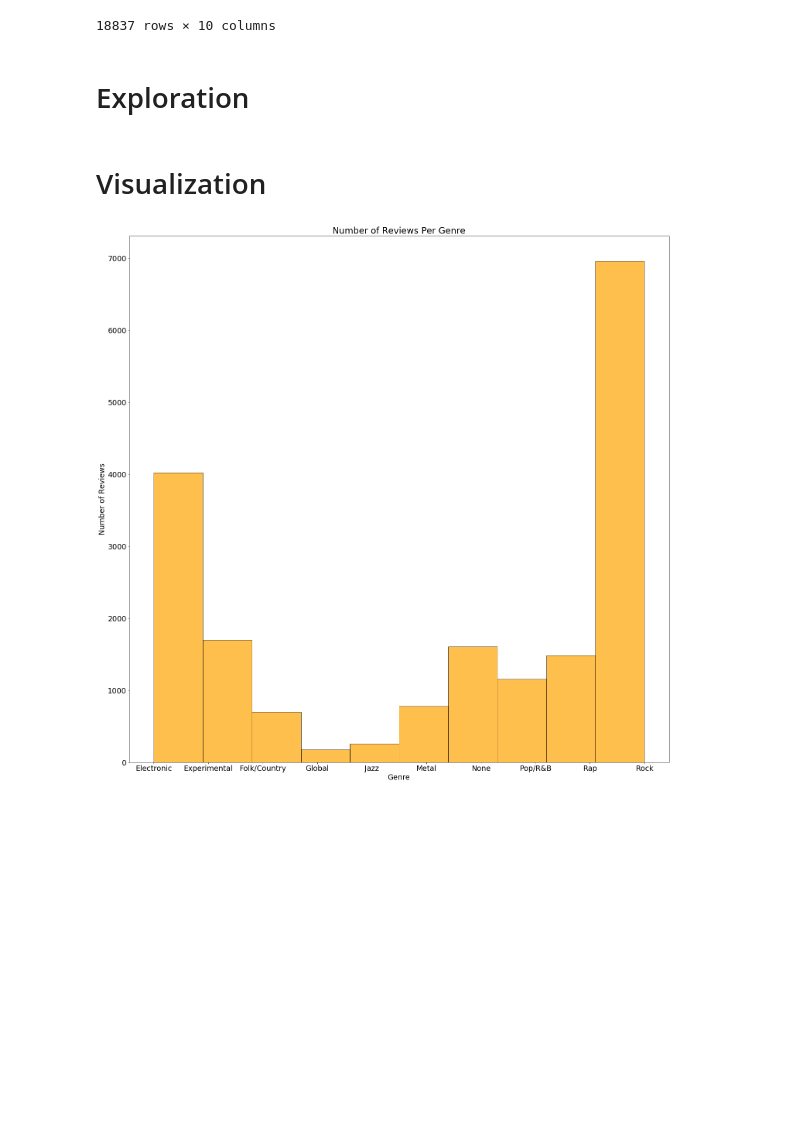
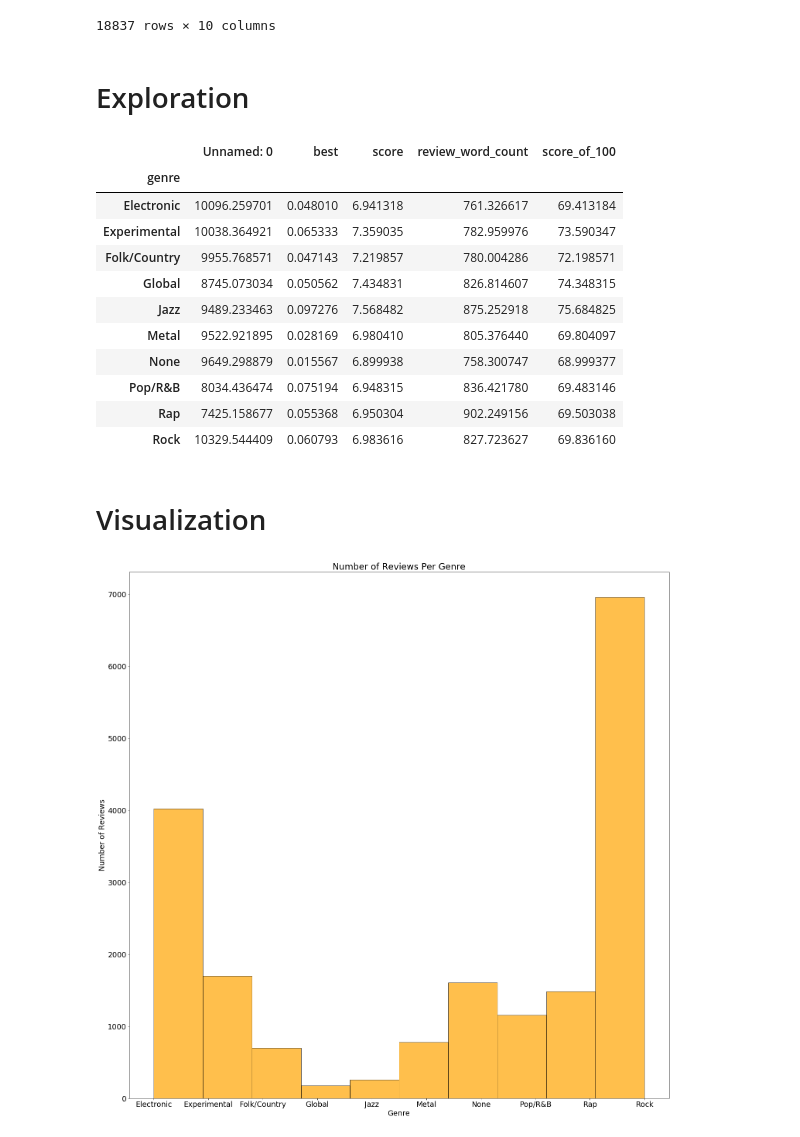
Before and after one commit to abourn/370-final, a Jupyter notebook: pitchfork.ipynb, the cells around one changed output. Saved outputs shown, nothing was run; the diff lists cells and outputs as text; code cells hidden in the pictures; blank space fills up the shorter version.

Commit message:
add average score by genre

```diff
--- a/pitchfork.ipynb
+++ b/pitchfork.ipynb
@@ -27,9 +27,6 @@ grouped_by_artist
 # %%
 # Remove "Various Artists" since doesn't give us insight into a single artist.
 reviews = data[data.artist != "Various Artists"]
-# %%
-#Convert date column to date values
-reviews['date'] = pd.to_datetime(reviews['date'])
 # %%
 reviews["score_of_100"] = pd.to_numeric(reviews["score"]*10, downcast='integer')
 reviews
@@ -57,2 +56,18 @@ reviews
+# %%
+groupped_by_genre = reviews.groupby(by="genre").agg(np.mean)
+groupped_by_genre
+# %% [output]
+|  | Unnamed: 0 | best | score | review_word_count | score_of_100 |
+| genre |  |  |  |  |  |
+| Electronic | 10096.259701 | 0.048010 | 6.941318 | 761.326617 | 69.413184 |
+| Experimental | 10038.364921 | 0.065333 | 7.359035 | 782.959976 | 73.590347 |
+| Folk/Country | 9955.768571 | 0.047143 | 7.219857 | 780.004286 | 72.198571 |
+| Global | 8745.073034 | 0.050562 | 7.434831 | 826.814607 | 74.348315 |
+| Jazz | 9489.233463 | 0.097276 | 7.568482 | 875.252918 | 75.684825 |
+| Metal | 9522.921895 | 0.028169 | 6.980410 | 805.376440 | 69.804097 |
+| None | 9649.298879 | 0.015567 | 6.899938 | 758.300747 | 68.999377 |
+| Pop/R&B | 8034.436474 | 0.075194 | 6.948315 | 836.421780 | 69.483146 |
+| Rap | 7425.158677 | 0.055368 | 6.950304 | 902.249156 | 69.503038 |
+| Rock | 10329.544409 | 0.060793 | 6.983616 | 827.723627 | 69.836160 |
 # %% [markdown]
 # Visualization
```
Also changed, not shown: parts of 4 cells of this notebook.
